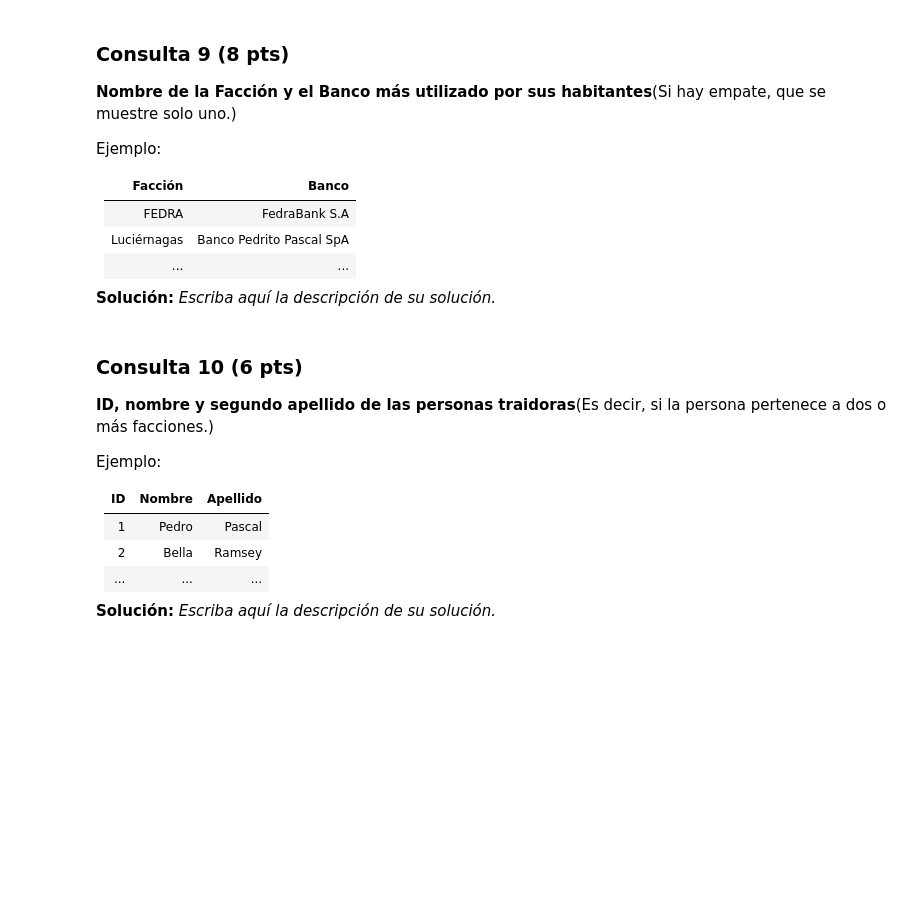
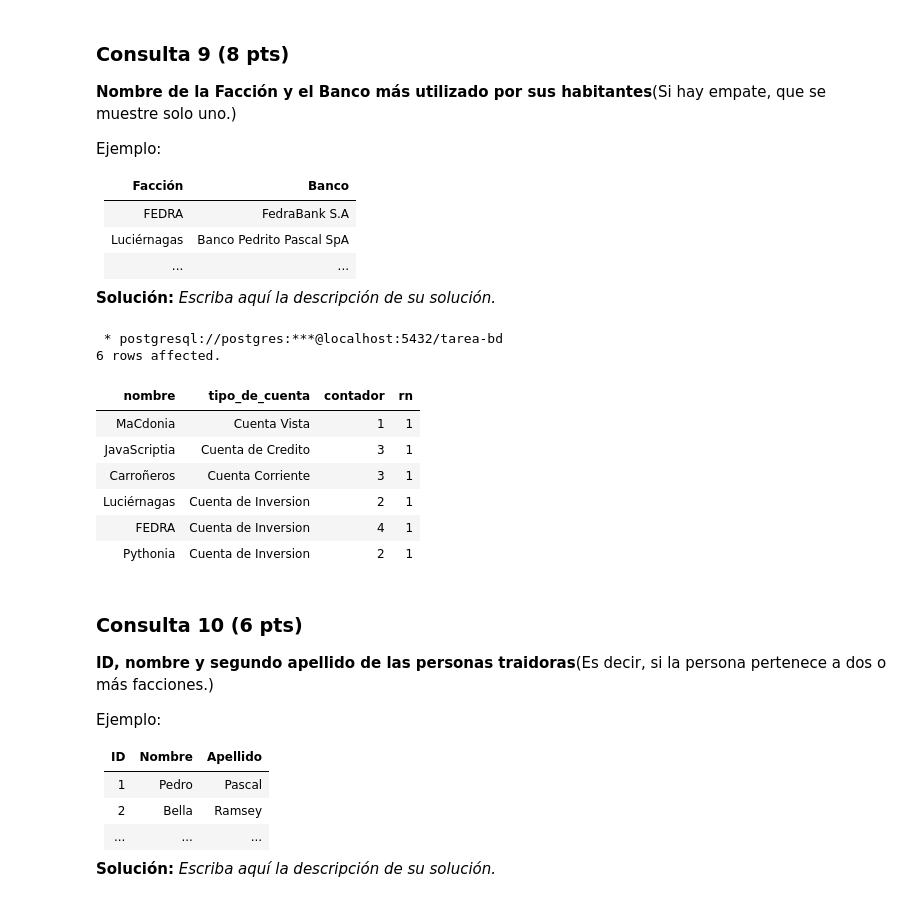
Before and after one commit to blindjamin/Tareas-Bases-de-Datos-Grupo, a Jupyter notebook: Tarea_1_BD_2023_1.ipynb, the cells around one changed output. Cells and saved outputs as stored; diff of their text form; code cells hidden in the pictures; blank space fills up the shorter version.

```diff
--- a/Tarea_1_BD_2023_1.ipynb
+++ b/Tarea_1_BD_2023_1.ipynb
@@ -756,3 +769,39 @@ FROM
+# %%
+%%sql
+
+SELECT facciones.nombre , cuentas_bancarias.tipo_de_cuenta , COUNT(cuentas_bancarias.tipo_de_cuenta) AS contador,
+row_number() over (partition by facciones.nombre order by COUNT(cuentas_bancarias.tipo_de_cuenta) DESC) rn
+FROM
+    facciones
+
+LEFT JOIN
+    persona_pertenece_faccion
+ON
+    facciones.id = persona_pertenece_faccion.id_faccion
+
+LEFT JOIN
+    personas
+ON
+    persona_pertenece_faccion.id_persona = personas.id
+
+INNER JOIN
+    cuentas_bancarias
+ON
+    personas.id=cuentas_bancarias.id_persona
+GROUP BY facciones.nombre , cuentas_bancarias.tipo_de_cuenta
+
+ORDER BY rn
+Limit 6
+# %% [output]
+ * postgresql://postgres:***@localhost:5432/tarea-bd
+6 rows affected.
+| nombre | tipo_de_cuenta | contador | rn |
+| MaCdonia | Cuenta Vista | 1 | 1 |
+| JavaScriptia | Cuenta de Credito | 3 | 1 |
+| Carroñeros | Cuenta Corriente | 3 | 1 |
+| Luciérnagas | Cuenta de Inversion | 2 | 1 |
+| FEDRA | Cuenta de Inversion | 4 | 1 |
+| Pythonia | Cuenta de Inversion | 2 | 1 |
 # %% [markdown]
 ### Consulta 10 (6 pts)
 **ID, nombre y segundo apellido de las personas traidoras**(Es decir, si la persona pertenece a dos o más facciones.)
```
Also changed, not shown: parts of 16 cells of this notebook.
